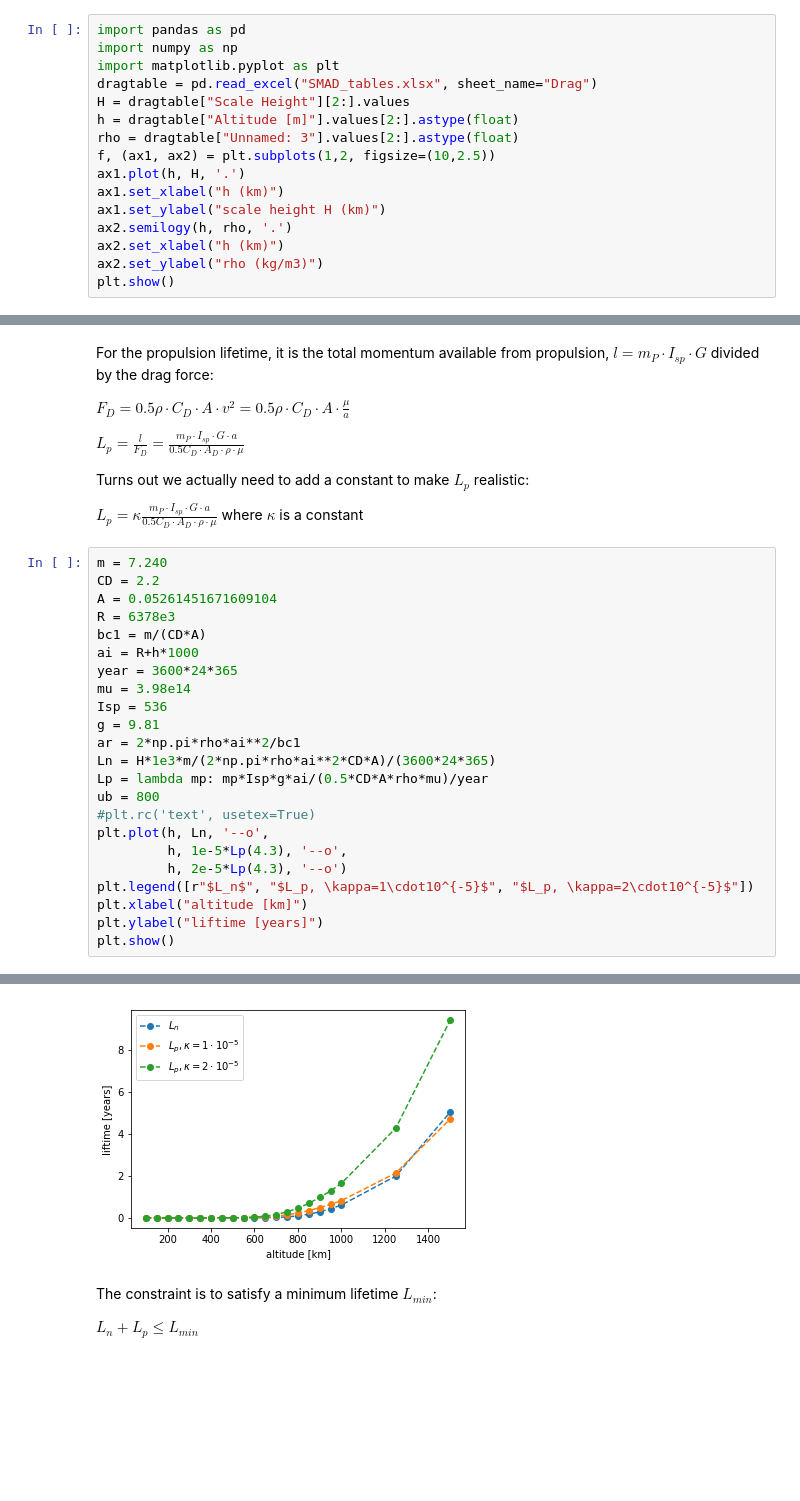
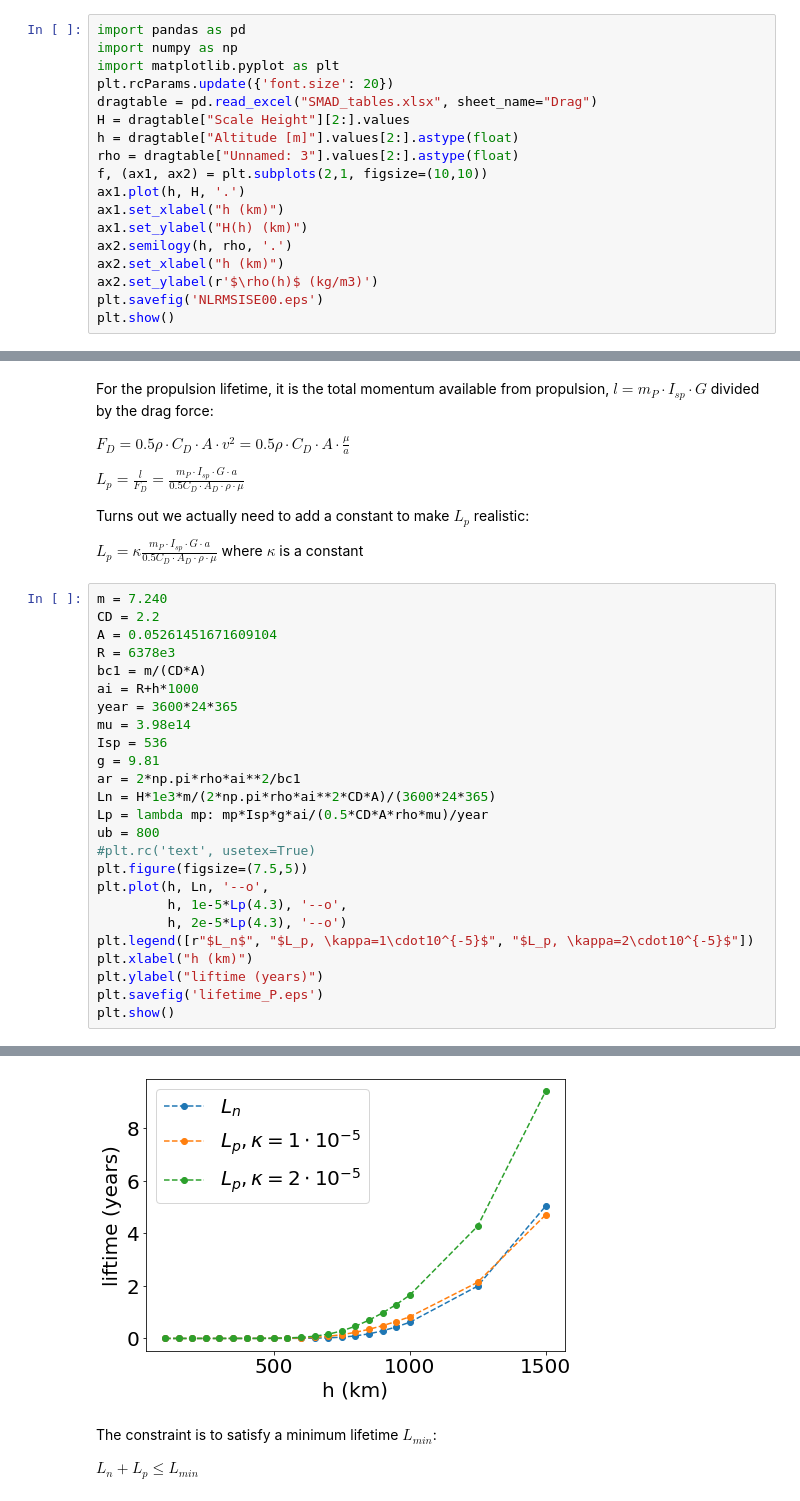
Before and after one commit to norheim/smallsat, a Jupyter notebook: norheim_final_project.ipynb, the cells around one changed output, grey strips where cells are left out. Drawn from its saved outputs; the diff is of its cells as text; blank space fills up the shorter version.

```diff
--- a/norheim_final_project.ipynb
+++ b/norheim_final_project.ipynb
@@ -124,16 +124,18 @@ Where $H(h)$ and $\rho(h)$ are given by tables at the end of SMAD, which have be
 import pandas as pd
 import numpy as np
 import matplotlib.pyplot as plt
+plt.rcParams.update({'font.size': 20})
 dragtable = pd.read_excel("SMAD_tables.xlsx", sheet_name="Drag")
 H = dragtable["Scale Height"][2:].values
 h = dragtable["Altitude [m]"].values[2:].astype(float)
 rho = dragtable["Unnamed: 3"].values[2:].astype(float)
-f, (ax1, ax2) = plt.subplots(1,2, figsize=(10,2.5))
+f, (ax1, ax2) = plt.subplots(2,1, figsize=(10,10))
 ax1.plot(h, H, '.')
 ax1.set_xlabel("h (km)")
-ax1.set_ylabel("scale height H (km)")
+ax1.set_ylabel("H(h) (km)")
 ax2.semilogy(h, rho, '.')
 ax2.set_xlabel("h (km)")
-ax2.set_ylabel("rho (kg/m3)")
+ax2.set_ylabel(r'$\rho(h)$ (kg/m3)')
+plt.savefig('NLRMSISE00.eps')
 plt.show()
 # %% [output]
@@ -167,11 +169,13 @@ Ln = H*1e3*m/(2*np.pi*rho*ai**2*CD*A)/(3600*24*365)
 Lp = lambda mp: mp*Isp*g*ai/(0.5*CD*A*rho*mu)/year
 ub = 800
 #plt.rc('text', usetex=True)
+plt.figure(figsize=(7.5,5))
 plt.plot(h, Ln, '--o',
          h, 1e-5*Lp(4.3), '--o',
          h, 2e-5*Lp(4.3), '--o')
 plt.legend([r"$L_n$", "$L_p, \kappa=1\cdot10^{-5}$", "$L_p, \kappa=2\cdot10^{-5}$"])
-plt.xlabel("altitude [km]")
-plt.ylabel("liftime [years]")
+plt.xlabel("h (km)")
+plt.ylabel("liftime (years)")
+plt.savefig('lifetime_P.eps')
 plt.show()
 # %% [output]
@@ -178,4 +184,4 @@ plt.show()
-[figure, old version]
+[figure, new version]
 # %% [markdown]
 The constraint is to satisfy a minimum lifetime $L_{min}$:
 
```
Also changed, not shown: parts of 2 cells of this notebook, 35 other files.
